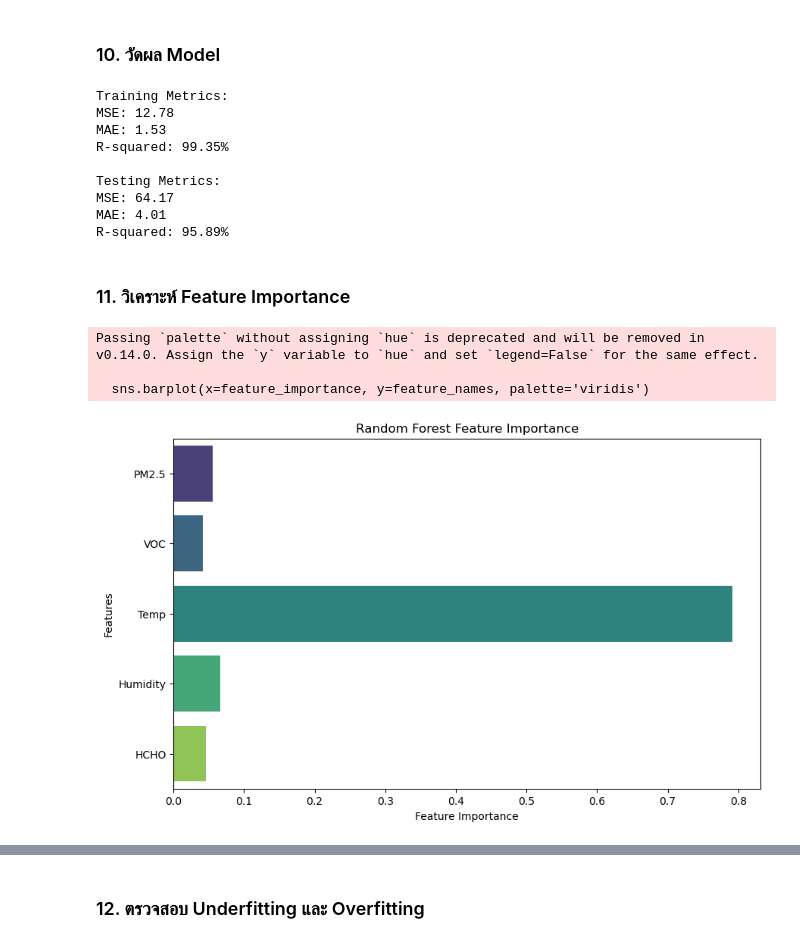
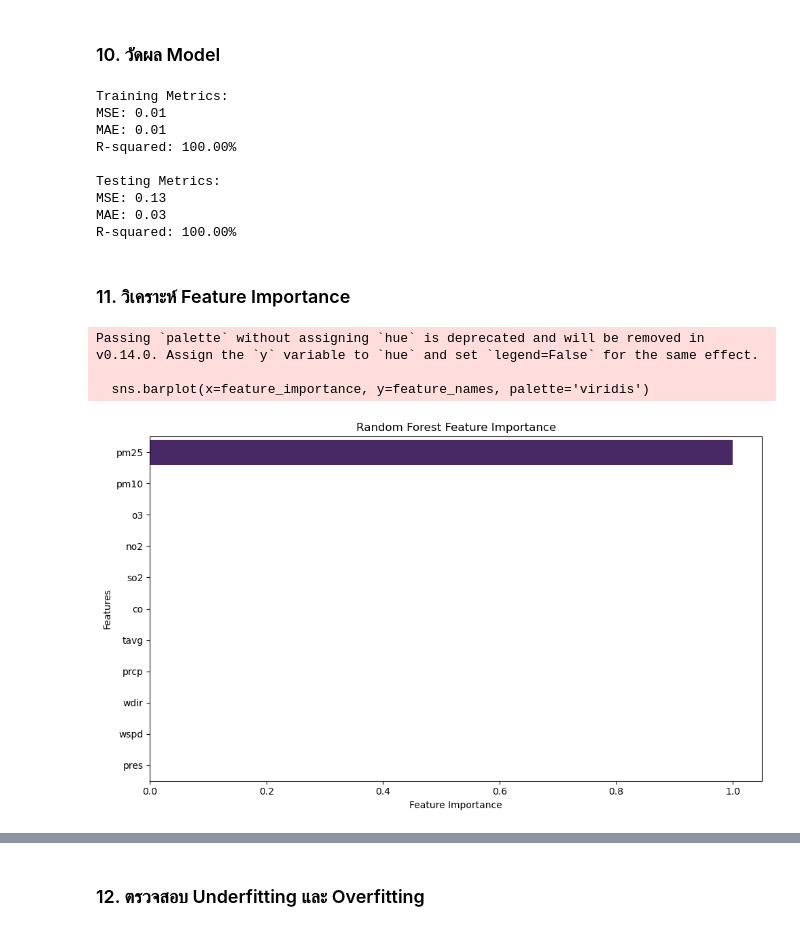
Before and after one commit to KazumaKan/Project_CPE495, a Jupyter notebook: Model/🌲Random_Forest/Random_Forest.ipynb, the cells around one changed output, grey strips where cells are left out. Cells and saved outputs as stored; diff of their text form; code cells hidden in the pictures.

```diff
--- a/Model/🌲Random_Forest/Random_Forest.ipynb
+++ b/Model/🌲Random_Forest/Random_Forest.ipynb
@@ -27,7 +27,7 @@ from sklearn.metrics import mean_squared_error, mean_absolute_error, r2_score
 # %% [markdown]
 ### 2. Load data
 # %%
-DATA_PATH = os.path.join("..", "..", "AvailableData", "Air_quality_cleaned_v1.csv")
+DATA_PATH = os.path.join("..", "..", "AvailableData", "sukhothai_thammathirat_cleaned_v1.csv")
 df = pd.read_csv(DATA_PATH)
 df.columns
 # %% [output]
@@ -37,8 +36,9 @@ Index(['Report time', 'Date', 'Time', 'Device ID', 'AQI', 'Temp', 'Humidity',
       dtype='object')
 # %% [markdown]
 ### 3. เลือกคอลัมน์
-# %%
-df = df[['Date', 'Time', 'Temp', 'Humidity','PM2.5', 'VOC', 'CO2', 'HCHO']]
+# %%
+df = df[['date', 'pm25', 'pm10', 'o3', 'no2', 'so2', 'co', 'AQI', 'tavg', 'prcp',
+       'wdir', 'wspd', 'pres']]
 # %% [markdown]
 ### 4. ตรวจสอบ Missing Values (กรณีบางค่าอาจหายไปในบางแถว)
 # %%
@@ -73,3 +69,7 @@ y = df['CO2']  # Target
+# %%
+X = df[['pm25', 'pm10', 'o3', 'no2', 'so2', 'co', 'tavg', 'prcp',
+       'wdir', 'wspd', 'pres']]  # Feature
+y = df['AQI']  # Target
 # %% [markdown]
 ### 6. แบ่งข้อมูลเป็น Train และ Test
 # %%
@@ -114,28 +114,29 @@ print(f"MAE: {mae_test:.2f}")
 print(f"R-squared: {r2_test:.2%}")
 # %% [output]
 Training Metrics:
-MSE: 12.78
-MAE: 1.53
-R-squared: 99.35%
+MSE: 0.01
+MAE: 0.01
+R-squared: 100.00%
 
 Testing Metrics:
-MSE: 64.17
-MAE: 4.01
-R-squared: 95.89%
+MSE: 0.13
+MAE: 0.03
+R-squared: 100.00%
 # %% [markdown]
 ### 11. วิเคราะห์ Feature Importance
 # %%
 feature_importance = rf.feature_importances_
 feature_names = X.columns
 
 plt.figure(figsize=(10, 6))
 sns.barplot(x=feature_importance, y=feature_names, palette='viridis')
 plt.xlabel("Feature Importance")
 plt.ylabel("Features")
 plt.title("Random Forest Feature Importance")
+plt.tight_layout()
 plt.show()
 # %% [output]
 Passing `palette` without assigning `hue` is deprecated and will be removed in v0.14.0. Assign the `y` variable to `hue` and set `legend=False` for the same effect.
 
   sns.barplot(x=feature_importance, y=feature_names, palette='viridis')
-[figure, old version]
+[figure, new version]
```
Also changed, not shown: parts of 11 cells of this notebook, 4 other files.
